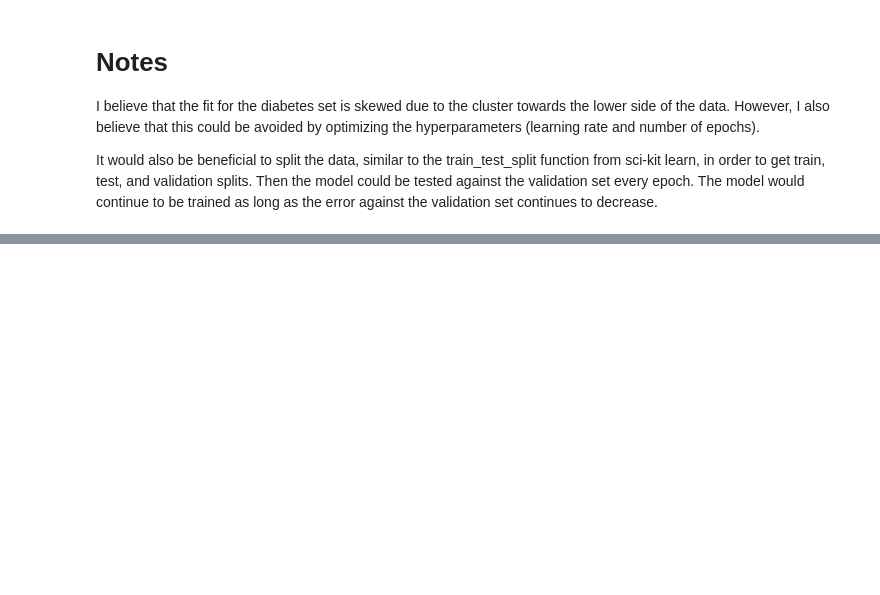
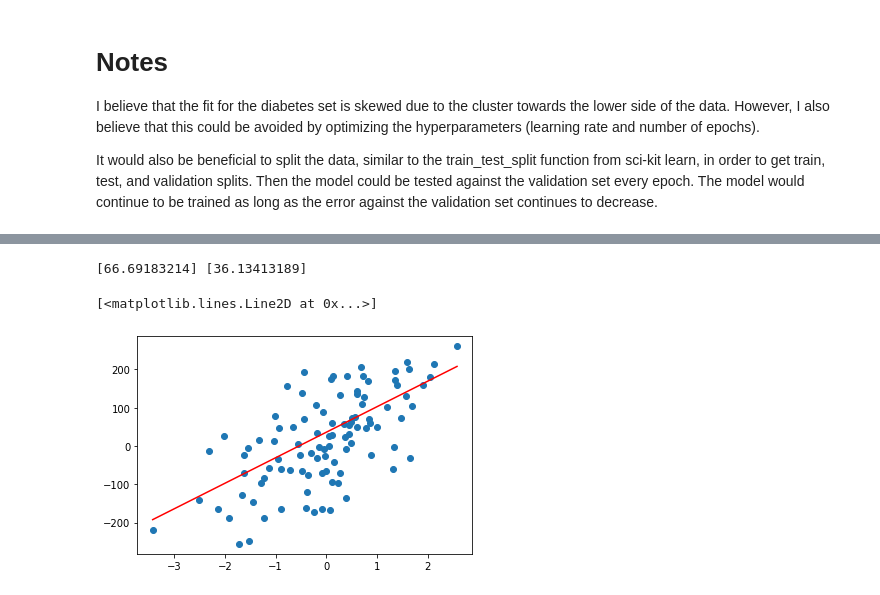
Before and after one commit to ZubairQazi/LinearRegressionModel, a Jupyter notebook: LinearRegressionModel.ipynb, the cells around one changed output, grey strips where cells are left out. Cells and saved outputs as stored; diff of their text form; code cells hidden in the pictures; blank space fills up the shorter version.

```diff
--- a/LinearRegressionModel.ipynb
+++ b/LinearRegressionModel.ipynb
@@ -103,0 +117,14 @@ It would also be beneficial to split the data, similar to the train_test_split f
+# %%
+generated_data = pd.DataFrame(data=list(zip(X, y)), columns=['X', 'y'])
+
+X = generated_data.iloc[:, 0]
+y = generated_data.iloc[:, 1]
+# %%
+fit(X, y, 10000)
+pred = predict(X)
+plt.scatter(X, y)
+plt.plot([min(X), max(X)], [min(pred), max(pred)], color='red')
+# %% [output]
+[66.69183214] [36.13413189]
+[<matplotlib.lines.Line2D at 0x...>]
+[figure, added]
```
Also changed, not shown: parts of 5 cells of this notebook.
